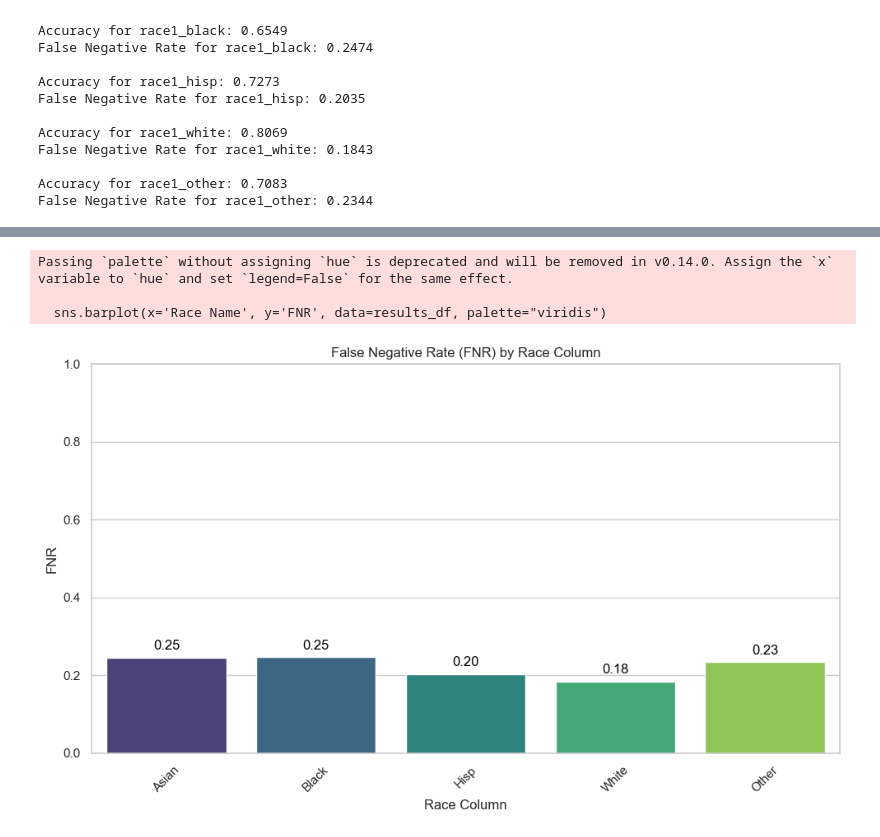
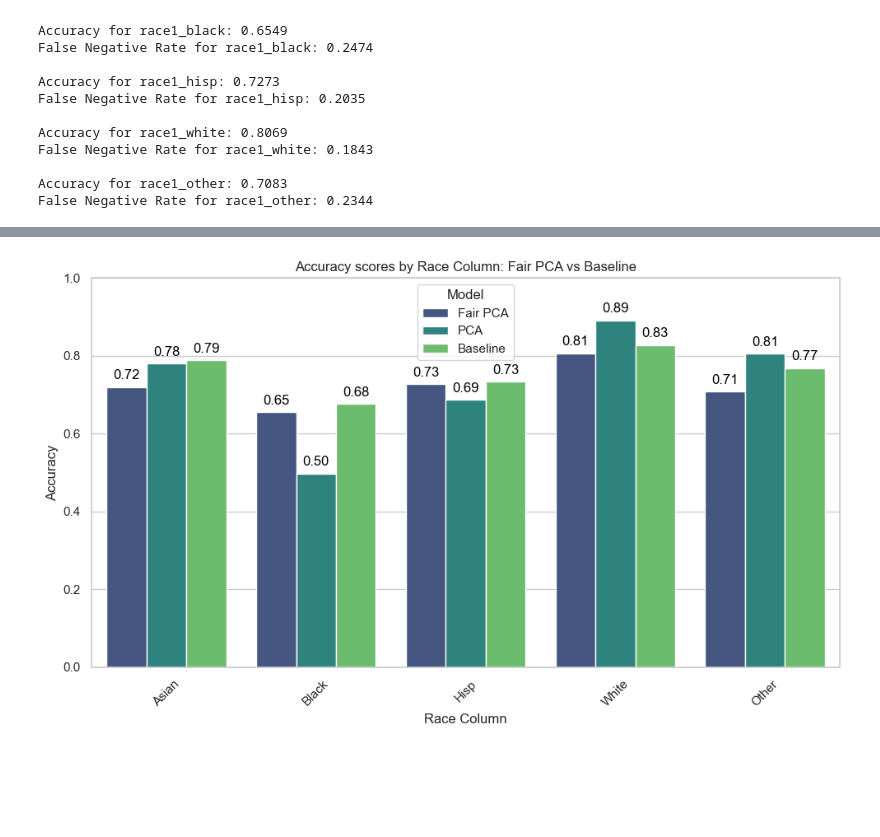
Before and after one commit to juliehinge/Algorithmic-Fairness, a Jupyter notebook: fairPCA.ipynb, the cells around one changed output, grey strips where cells are left out. Drawn from its saved outputs; the diff is of its cells as text; code cells hidden in the pictures; blank space fills up the shorter version.

```diff
--- a/fairPCA.ipynb
+++ b/fairPCA.ipynb
@@ -310,0 +383,3 @@ False Negative Rate for race1_other: 0.2344
+# %%
+baselines_results = pd.read_csv('data/results_baseline.csv')
+baselines_results = baselines_results[baselines_results['Attribute'] != 'gender']
@@ -311,42 +478,32 @@ False Negative Rate for race1_other: 0.2344
 # %%
-# Convert results to a DataFrame
-results_df = pd.DataFrame(results)
-
-# Map race columns to readable names
-race1_map = {
-    'race1_asian': 'Asian',
-    'race1_black': 'Black',
-    'race1_hisp': 'Hisp',
-    'race1_other': 'Other',
-    'race1_white': 'White'
-}
-
-# Add a new column with readable race names
-results_df['Race Name'] = results_df['Race Column'].map(race1_map)
 
 # Set plot style
 sns.set(style="whitegrid")
 
-# Create a bar plot for FNR
+# Create a bar plot for Accuracy
 plt.figure(figsize=(10, 6))
-sns.barplot(x='Race Name', y='FNR', data=results_df, palette="viridis")
+barplot = sns.barplot(x='Race Name', y='Accuracy', hue='Model', data=combined_df, palette="viridis")
 
 # Set plot titles and labels
-plt.title('False Negative Rate (FNR) by Race Column')
+plt.title('Accuracy scores by Race Column: Fair PCA vs Baseline')
 plt.xlabel('Race Column')
-plt.ylabel('FNR')
+plt.ylabel('Accuracy')
 plt.ylim(0, 1)  # Set y-axis limit from 0 to 1
 plt.xticks(rotation=45)  # Rotate x-axis labels for better readability
 
-# Annotate FNR scores on bars
-for index, row in results_df.iterrows():
-    plt.text(index, row['FNR'] + 0.02, f'{row["FNR"]:.2f}', color='black', ha="center")
+# Annotate Accuracy scores on bars
+for p in barplot.patches:
+    height = p.get_height()
+    if height > 0:  # Only annotate bars with a height greater than 0
+        barplot.annotate(f'{height:.2f}',
+                         (p.get_x() + p.get_width() / 2., height),
+                         ha='center', va='center',
+                         xytext=(0, 10),
+                         textcoords='offset points',
+                         color='black')
 
 # Display the plot
 plt.tight_layout()
 plt.show()
 # %% [output]
-Passing `palette` without assigning `hue` is deprecated and will be removed in v0.14.0. Assign the `x` variable to `hue` and set `legend=False` for the same effect.
-
-  sns.barplot(x='Race Name', y='FNR', data=results_df, palette="viridis")
-[figure, old version]
+[figure, new version]
```
Also changed, not shown: parts of 7 cells of this notebook.
